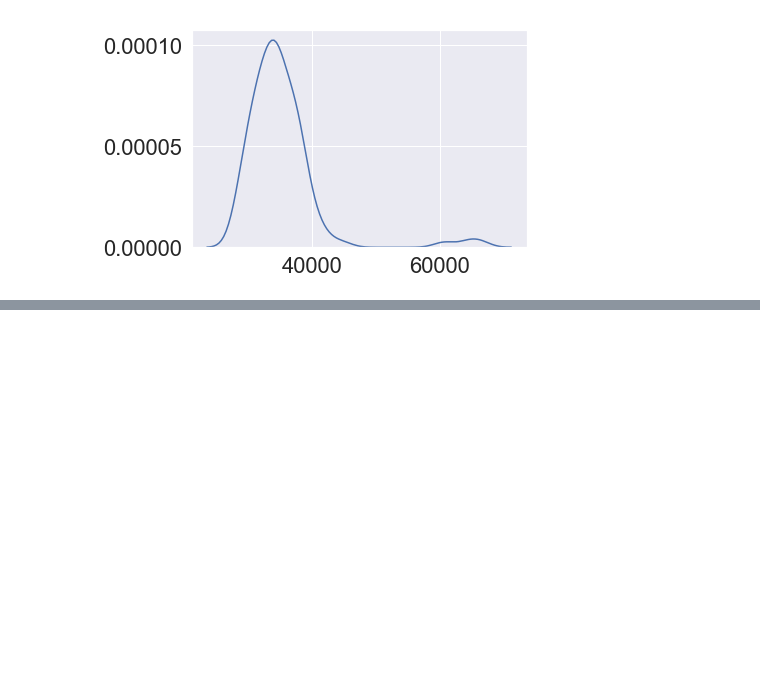
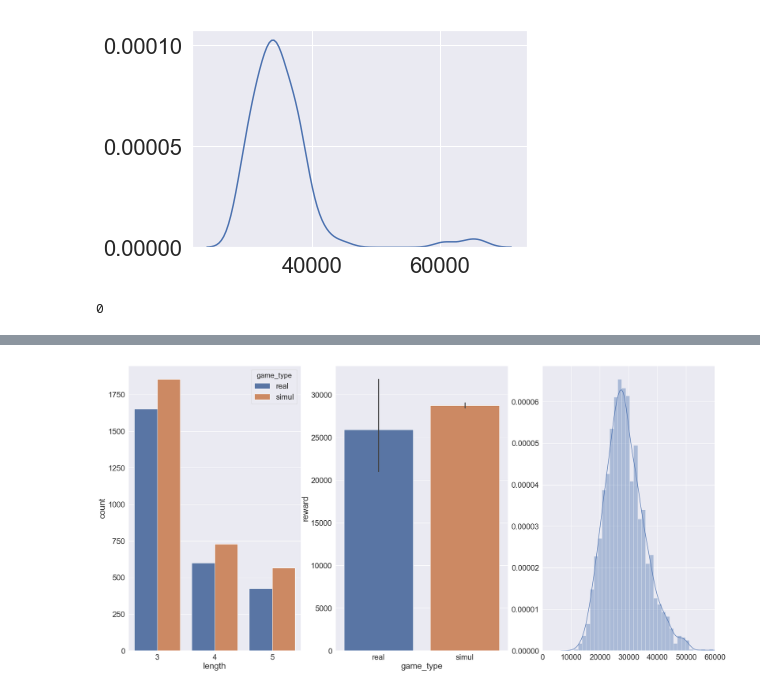
Before and after one commit to Jaepal/data-science-portfolio, a Jupyter notebook: slot_machine/Data_Exploration.ipynb, the cells around one changed output, grey strips where cells are left out. Saved outputs shown, nothing was run; the diff lists cells and outputs as text; code cells hidden in the pictures; blank space fills up the shorter version.

```diff
--- a/slot_machine/Data_Exploration.ipynb
+++ b/slot_machine/Data_Exploration.ipynb
@@ -1885,7 +1885,7 @@ N_SIMULATIONS = 100
 N_ROUNDS = 2000
 
 pl_final_model = imsi.game_platinum(2000)
-# ms_final_model = imsi.game_monster(2000)
+ms_final_model = imsi.game_monster(2000)
 # mq_final_model = imsi.game_masque(2000)
 # %%
 pl_pay_type_count = [0] * 3
@@ -2052,3 +2051,79 @@ def getWeightedProbability(game):
     probs = [w*(switch[n]) for n, w in enumerate(weight)]
 
     return probs, count
+# %%
+game = ms_final_model.spin_monster()
+ms_final_model.cal_monster_payline(game)[0]
+# %% [output]
+0
+# %%
+ms_pay_type_count = [0] * 3
+
+ms_round_adj_simul_pay_list, ms_round_adj_simul_pay_type_list = [], []
+ms_sim_adj_simul_pay_list = []
+ms_hit_prob = [0, 0]
+ms_final_reward_array = np.zeros((N_SIMULATIONS,N_ROUNDS))
+
+for simulation in tqdm(range(N_SIMULATIONS)):
+    for round_id in range(N_ROUNDS):
+        game = ms_final_model.spin_monster()
+        rw = ms_final_model.cal_monster_payline(game)[0]
+        ms_final_reward_array[simulation][round_id] = rw
+        ms_round_adj_simul_pay_type_list.extend(ms_final_model.cal_monster_payline(game)[1])
+        if rw:
+            ms_hit_prob[0] += 1
+        else:
+            ms_hit_prob[1] += 1
+    ms_adj_simul_payline_length = [len(pay) for pay in ms_round_adj_simul_pay_type_list]
+    for length in ms_adj_simul_payline_length:
+        ms_pay_type_count[length-3] += 1
+    ms_round_adj_simul_pay_type_list = []
+
+
+# 당첨된 payline의 length를 담을 list 생성
+
+ms_pay_type_count = [count // N_SIMULATIONS for count in ms_pay_type_count]
+ms_simul_payline_length = [3] * ms_pay_type_count[0] + [4] * ms_pay_type_count[1] + [5] * ms_pay_type_count[2]
+ms_final_simul_pay_list = ms_final_reward_array.mean(axis=0).tolist()
+
+# 시각화를 위한 DataFrame 생성
+
+df_ms_final_payline_length = pd.DataFrame(columns=['length', 'game_type'])
+df_ms_final_payline_length['length'] = ms_real_payline_length + ms_simul_payline_length
+df_ms_final_payline_length['game_type'] = ['real'] * len(ms_real_payline_length) + ['simul'] * len(ms_simul_payline_length)
+
+df_ms_final_pay_list = pd.DataFrame(columns=['reward', 'game_type'])
+df_ms_final_pay_list['reward'] = ms_real_pay_list + ms_final_simul_pay_list
+df_ms_final_pay_list['game_type'] = ['real'] * len(ms_real_pay_list) + ['simul'] * len(ms_final_simul_pay_list)
+
+# 게임 유형별 hit probability, average reward 출력
+
+print('Monster Real game hit probability : ', round(len([pay for pay in ms_real_pay_list if not pay == 0])/len(ms_real_pay_list)*100,2))
+print('Monster Real Average Reward : ', sum(ms_real_pay_list) / len(ms_real_pay_list),'\n')
+
+print('Monster Simulation game hit probability : ', round(ms_hit_prob[0]/sum(ms_hit_prob)*100, 2))
+print('Monster Simulation Average Reward : ', sum(ms_final_simul_pay_list) / len(ms_final_simul_pay_list))
+
+## 시각화 ##
+
+
+# 3 x 2 sub plots 생성
+gs = gridspec.GridSpec(1, 3)
+plt.figure(figsize=(30,15))
+
+# 게임 유형별 reward 빈도 시각화
+ax = plt.subplot(gs[0, 0])
+sns.countplot(x='length', data=df_ms_final_payline_length, hue='game_type')
+
+
+# 게임 유형별 average reward 시각화
+ax = plt.subplot(gs[0, 1])
+sns.barplot(x='game_type', y='reward', data=df_ms_final_pay_list)
+
+
+# payline length 시각화
+ax = plt.subplot(gs[0, 2])
+sns.distplot(ms_final_simul_pay_list)
+plt.xlim(0, 60000)
+plt.show()
+# %% [output]
@@ -2054,0 +2135 @@ def getWeightedProbability(game):
+[figure, added]
```
Also changed, not shown: parts of 22 cells of this notebook.
